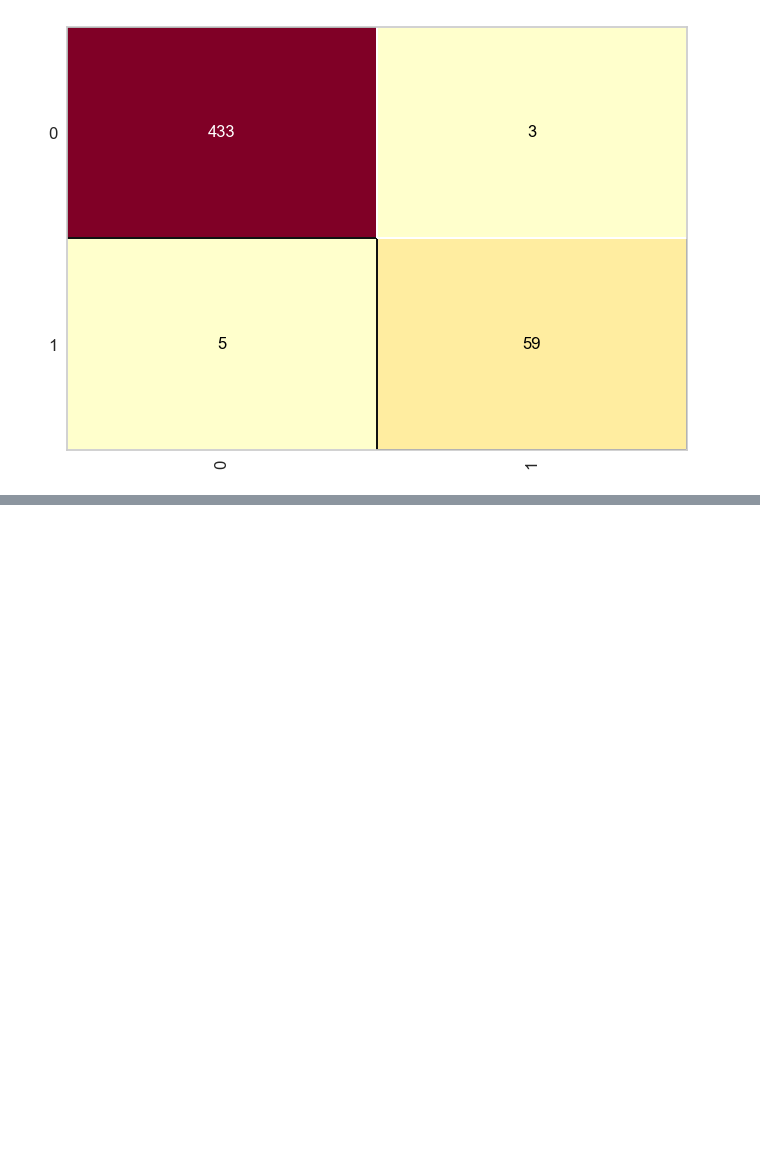
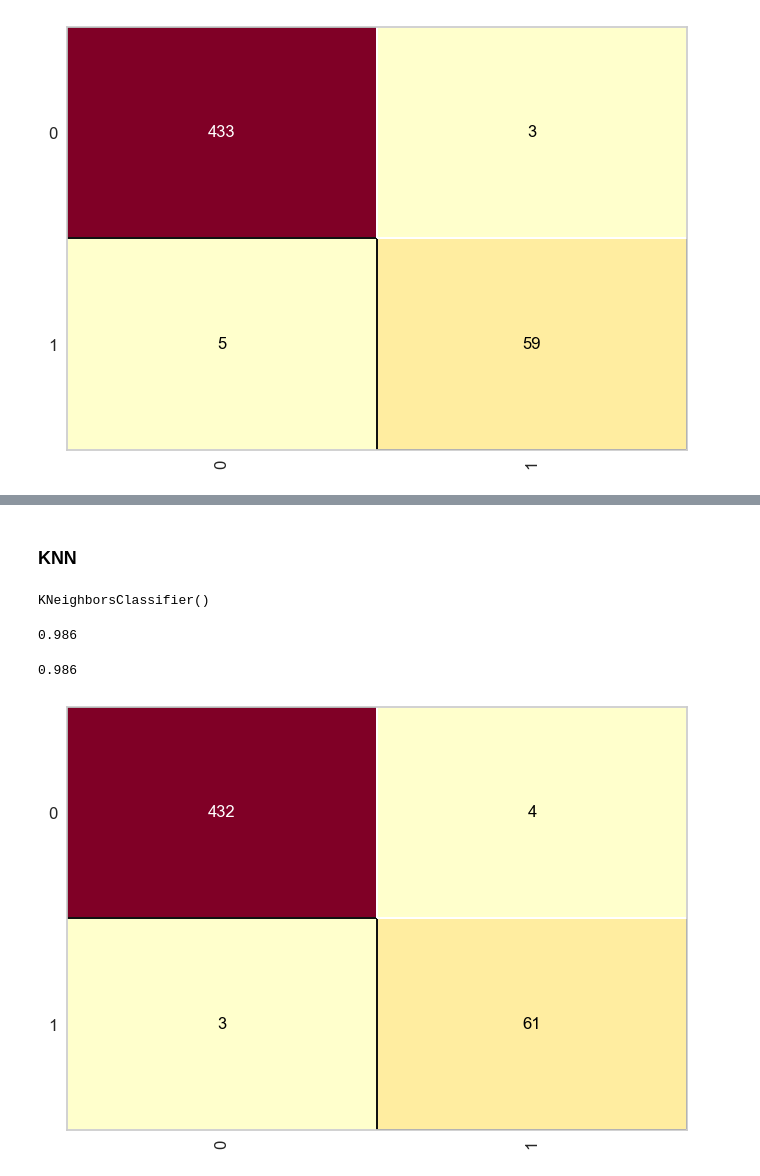
Before and after one commit to TdcRibeiro/IA, a Jupyter notebook: credito/credit.ipynb, the cells around one changed output, grey strips where cells are left out. Saved outputs shown, nothing was run; the diff lists cells and outputs as text; code cells hidden in the pictures; blank space fills up the shorter version.

```diff
--- a/credito/credit.ipynb
+++ b/credito/credit.ipynb
@@ -228,7 +228,7 @@ array([[428,   8],
 # %%
 from yellowbrick.classifier import ConfusionMatrix
 # %%
-cm = ConfusionMatrix(neive_credito)
+cm = ConfusionMatrix(naive_credito)
 cm.fit(x_credito_treinamento, y_credito_treinamento)
 cm.score(x_credito_teste, y_credito_teste)
 # %% [output]
@@ -314,0 +326,2 @@ cm.score(x_credito_teste, y_credito_teste)
+# %% [markdown]
+### KNN
@@ -314,0 +330,5 @@ cm.score(x_credito_teste, y_credito_teste)
+# %%
+knn_credito = KNeighborsClassifier(n_neighbors=5, metric='minkowski', p = 2)
+knn_credito.fit(x_credito_treinamento, y_credito_treinamento)
+# %% [output]
+KNeighborsClassifier()
@@ -314,0 +337,11 @@ cm.score(x_credito_teste, y_credito_teste)
+# %%
+accuracy_score(y_credito_teste, previsoes)
+# %% [output]
+0.986
+# %%
+cm = ConfusionMatrix(knn_credito)
+cm.fit(x_credito_treinamento, y_credito_treinamento)
+cm.score(x_credito_teste, y_credito_teste)
+# %% [output]
+0.986
+[figure, added]
```
Also changed, not shown: parts of 5 cells of this notebook.
